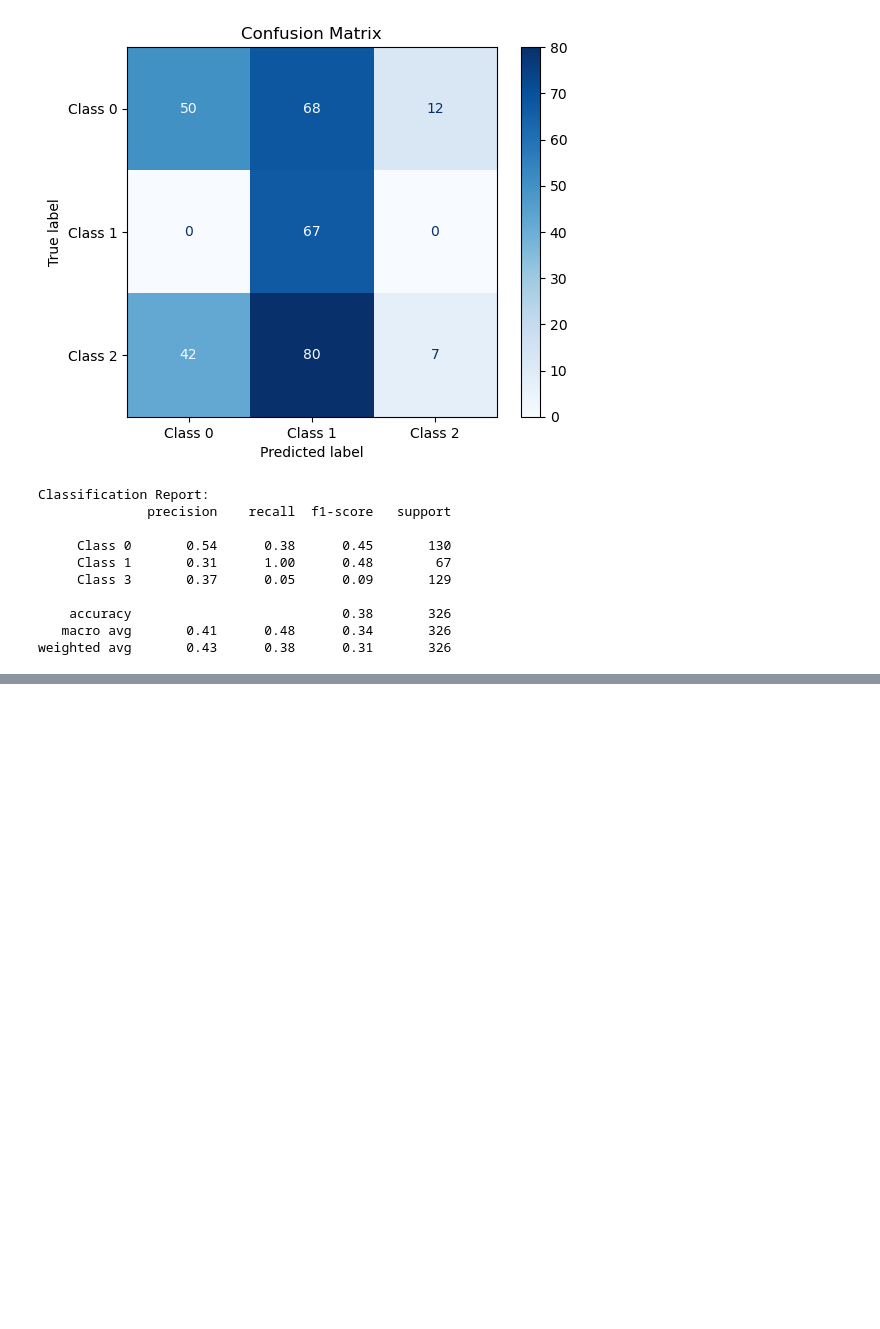
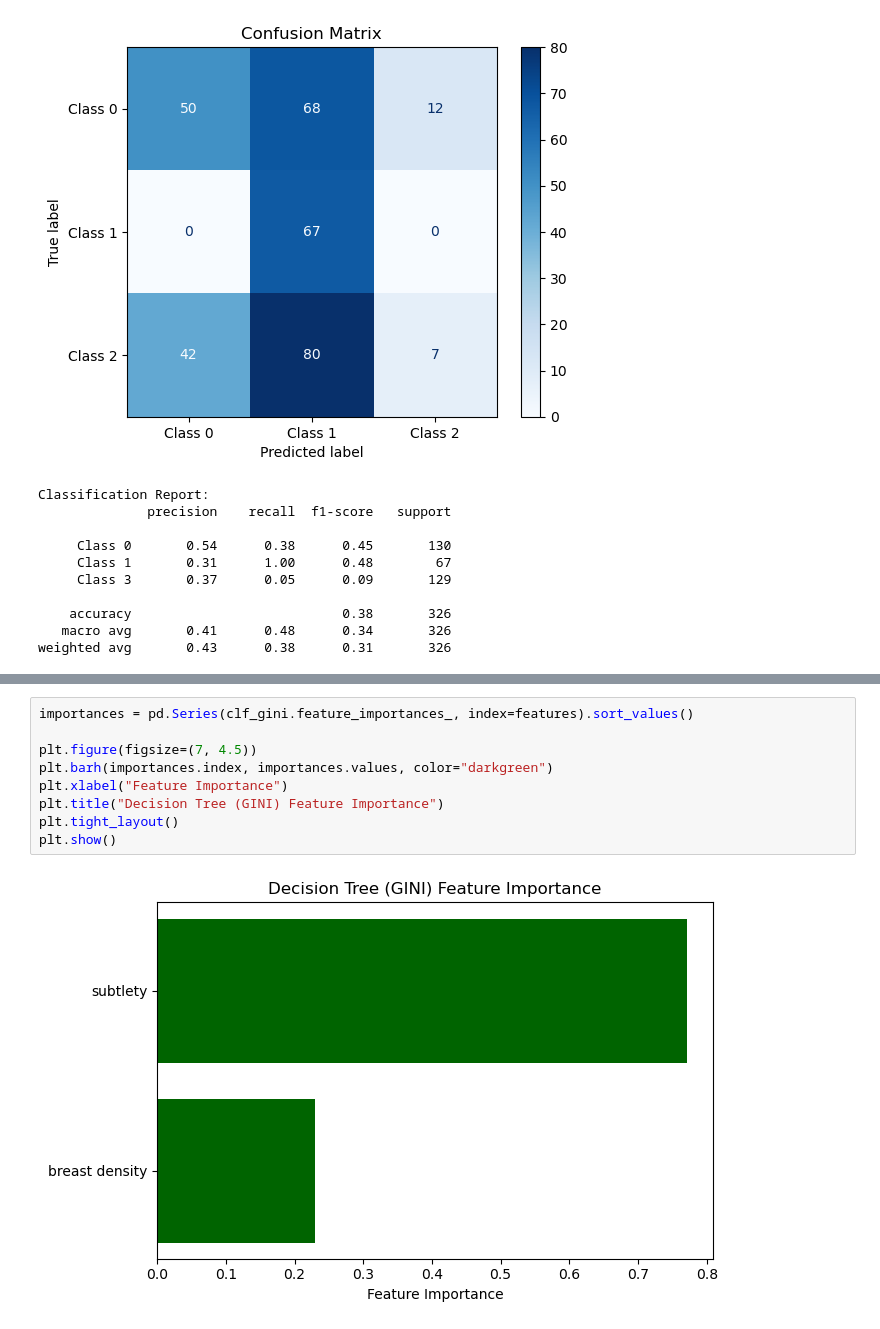
Before and after one commit to urbunny456/nsdc-fall-2026, a Jupyter notebook: decision_tree.ipynb, the cells around one changed output, grey strips where cells are left out. Saved outputs shown, nothing was run; the diff lists cells and outputs as text; blank space fills up the shorter version.

```diff
--- a/decision_tree.ipynb
+++ b/decision_tree.ipynb
@@ -190,0 +202,11 @@ weighted avg       0.43      0.38      0.31       326
+# %%
+importances = pd.Series(clf_gini.feature_importances_, index=features).sort_values()
+
+plt.figure(figsize=(7, 4.5))
+plt.barh(importances.index, importances.values, color="darkgreen")
+plt.xlabel("Feature Importance")
+plt.title("Decision Tree (GINI) Feature Importance")
+plt.tight_layout()
+plt.show()
+# %% [output]
+[figure, added]
```
Also changed, not shown: parts of 1 cell of this notebook.
